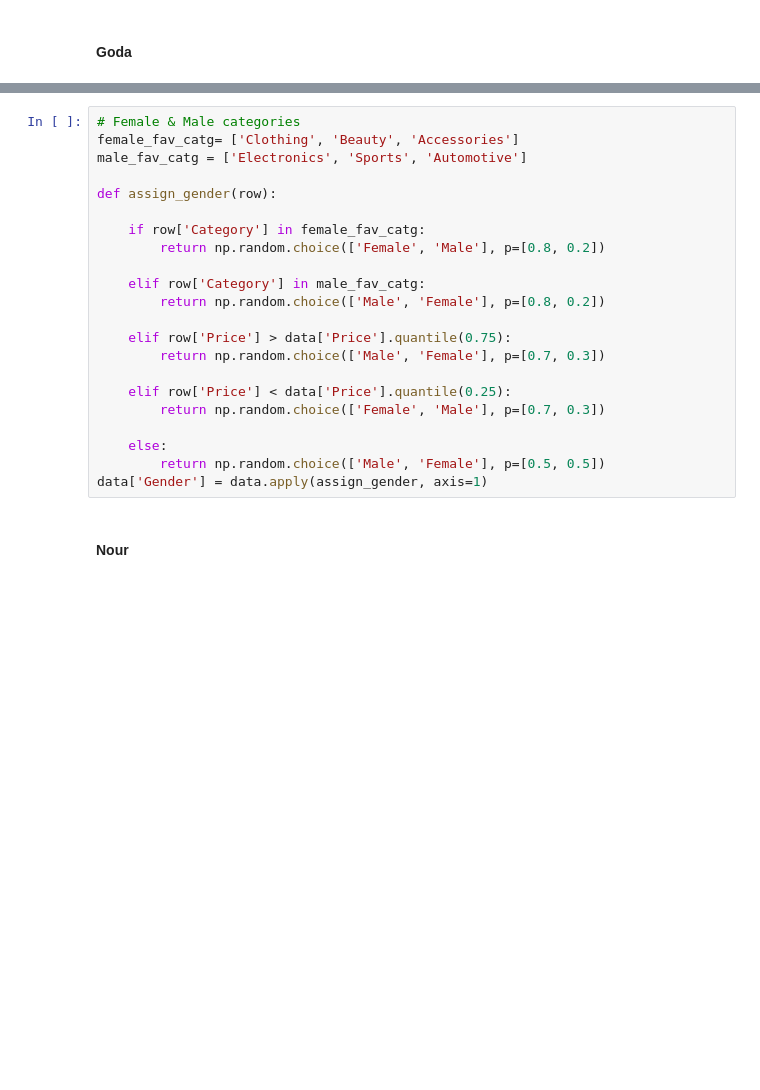
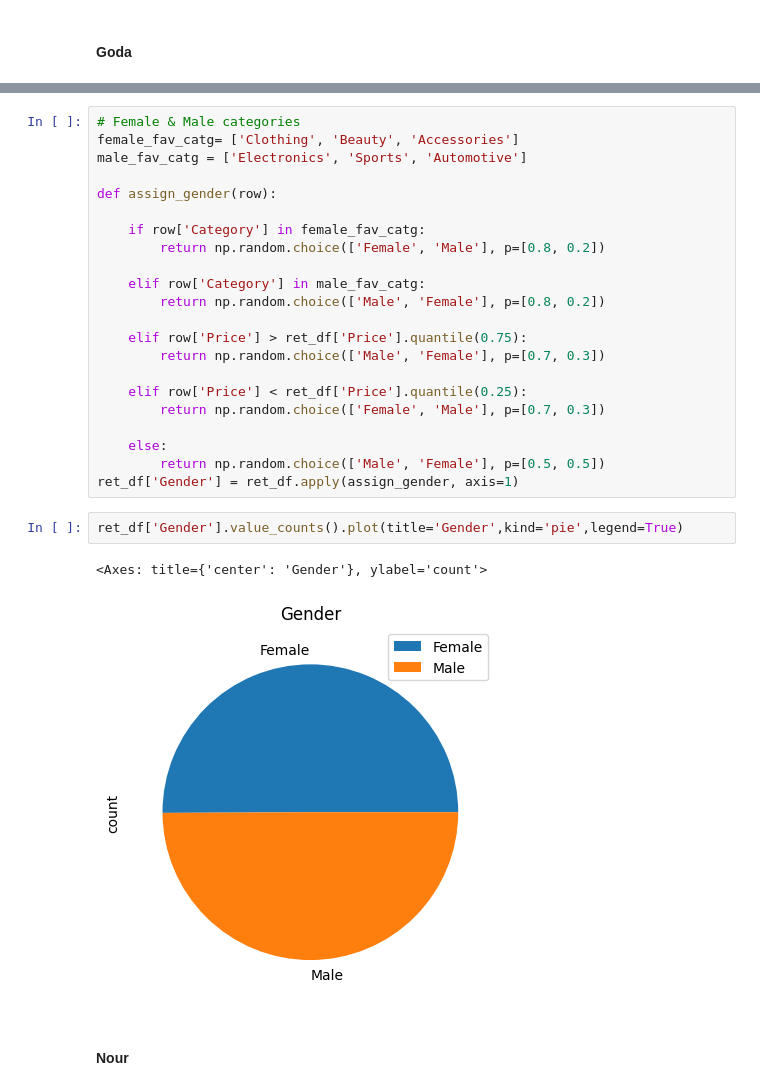
Before and after one commit to 0-Ahmed-Tamer-0/Sales_Forecasting_and_Demand_Prediction, a Jupyter notebook: Milestone 1.ipynb, the cells around one changed output, grey strips where cells are left out. Drawn from its saved outputs; the diff is of its cells as text; blank space fills up the shorter version.

```diff
--- a/Milestone 1.ipynb
+++ b/Milestone 1.ipynb
@@ -112,15 +217,20 @@ def assign_gender(row):
     elif row['Category'] in male_fav_catg:
         return np.random.choice(['Male', 'Female'], p=[0.8, 0.2])
 
-    elif row['Price'] > data['Price'].quantile(0.75):
+    elif row['Price'] > ret_df['Price'].quantile(0.75):
         return np.random.choice(['Male', 'Female'], p=[0.7, 0.3])
 
-    elif row['Price'] < data['Price'].quantile(0.25):
+    elif row['Price'] < ret_df['Price'].quantile(0.25):
         return np.random.choice(['Female', 'Male'], p=[0.7, 0.3])
 
     else:
         return np.random.choice(['Male', 'Female'], p=[0.5, 0.5])
-data['Gender'] = data.apply(assign_gender, axis=1)
+ret_df['Gender'] = ret_df.apply(assign_gender, axis=1)
+# %%
+ret_df['Gender'].value_counts().plot(title='Gender',kind='pie',legend=True)
+# %% [output]
+<Axes: title={'center': 'Gender'}, ylabel='count'>
+[figure, added]
 # %% [markdown]
 #### Nour
 # %%
```
Also changed, not shown: parts of 20 cells of this notebook, 1 other file.
